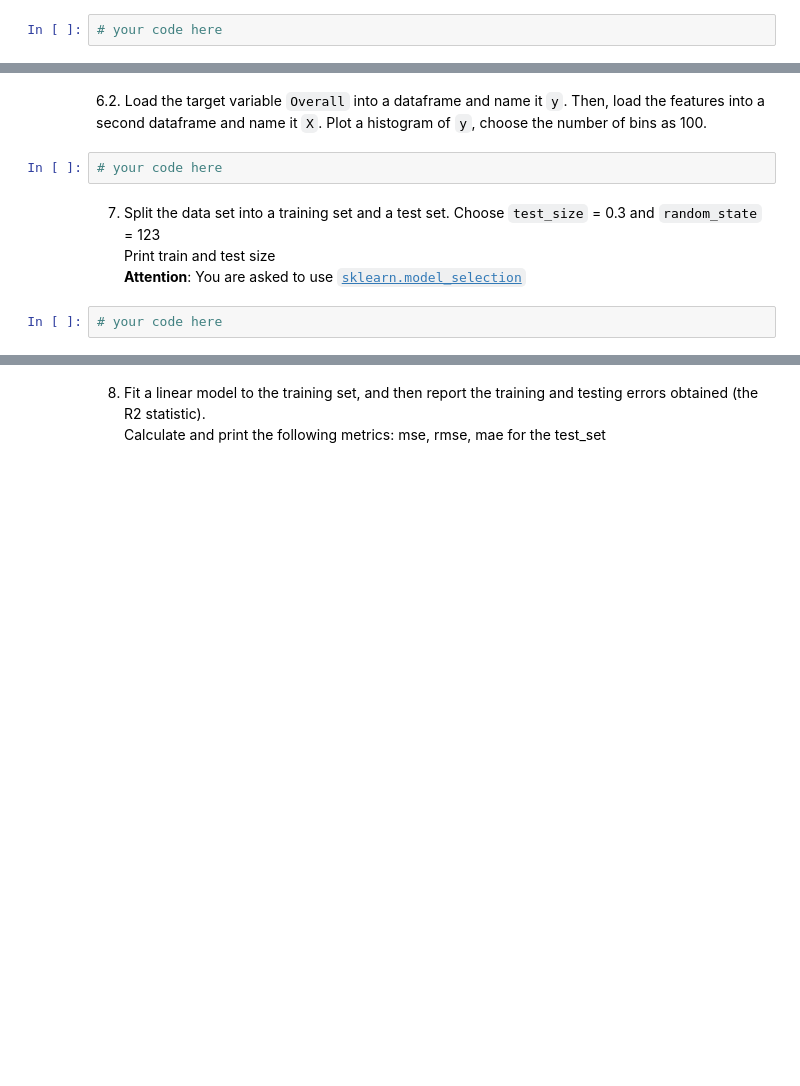
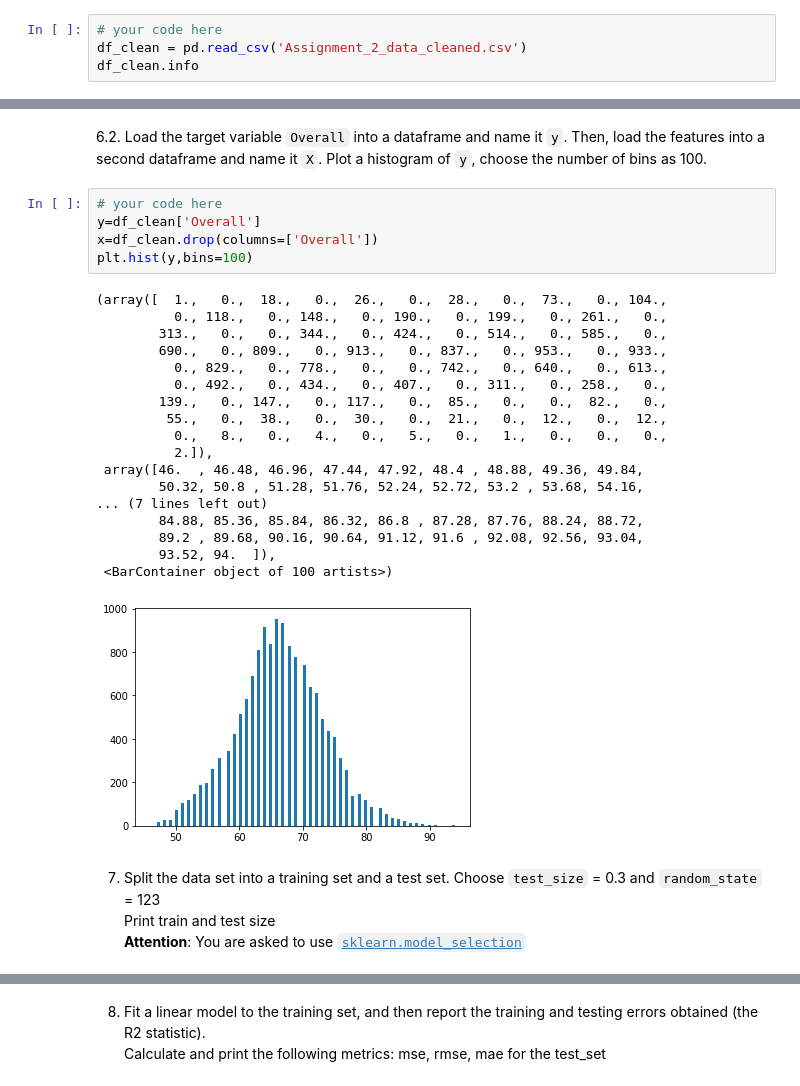
Before and after one commit to Nicodab/git_SI, a Jupyter notebook: S2/Machine Learning/Lab 2/Assignement-20220112 (1)/Assignment_Week2.ipynb, the cells around one changed output, grey strips where cells are left out. Cells and saved outputs as stored; diff of their text form; blank space fills up the shorter version.

```diff
--- a/S2/Machine Learning/Lab 2/Assignement-20220112 (1)/Assignment_Week2.ipynb
+++ b/S2/Machine Learning/Lab 2/Assignement-20220112 (1)/Assignment_Week2.ipynb
@@ -308,3 +435,5 @@ As stated before, you can do this part without completing the previous one
 6.1. Load the cleaned dataset `Assignment_2_data_cleaned.csv` into `df_clean` and print its shape.
 # %%
 # your code here
+df_clean = pd.read_csv('Assignment_2_data_cleaned.csv')
+df_clean.info
@@ -311,10 +458,30 @@ As stated before, you can do this part without completing the previous one
 # %% [markdown]
 6.2. Load the target variable `Overall` into a dataframe and name it `y`. Then, load the features into a second dataframe and name it `X`. Plot a histogram of `y`, choose the number of bins as 100.
-# %%
-# your code here
+# %%
+# your code here
+y=df_clean['Overall']
+x=df_clean.drop(columns=['Overall'])
+plt.hist(y,bins=100)
+# %% [output]
+(array([  1.,   0.,  18.,   0.,  26.,   0.,  28.,   0.,  73.,   0., 104.,
+          0., 118.,   0., 148.,   0., 190.,   0., 199.,   0., 261.,   0.,
+        313.,   0.,   0., 344.,   0., 424.,   0., 514.,   0., 585.,   0.,
+        690.,   0., 809.,   0., 913.,   0., 837.,   0., 953.,   0., 933.,
+          0., 829.,   0., 778.,   0.,   0., 742.,   0., 640.,   0., 613.,
+          0., 492.,   0., 434.,   0., 407.,   0., 311.,   0., 258.,   0.,
+        139.,   0., 147.,   0., 117.,   0.,  85.,   0.,   0.,  82.,   0.,
+         55.,   0.,  38.,   0.,  30.,   0.,  21.,   0.,  12.,   0.,  12.,
+          0.,   8.,   0.,   4.,   0.,   5.,   0.,   1.,   0.,   0.,   0.,
+          2.]),
+ array([46.  , 46.48, 46.96, 47.44, 47.92, 48.4 , 48.88, 49.36, 49.84,
+        50.32, 50.8 , 51.28, 51.76, 52.24, 52.72, 53.2 , 53.68, 54.16,
+... (7 lines left out)
+        84.88, 85.36, 85.84, 86.32, 86.8 , 87.28, 87.76, 88.24, 88.72,
+        89.2 , 89.68, 90.16, 90.64, 91.12, 91.6 , 92.08, 92.56, 93.04,
+        93.52, 94.  ]),
+ <BarContainer object of 100 artists>)
+[figure, added]
 # %% [markdown]
 7. Split the data set into a training set and a test set. Choose `test_size` = 0.3 and `random_state` = 123
 Print train and test size
 **Attention**: You are asked to use  [`sklearn.model_selection`](https://scikit-learn.org/stable/modules/generated/sklearn.model_selection.train_test_split.html)
-# %%
-# your code here
```
Also changed, not shown: parts of 37 cells of this notebook, 20 other files.
